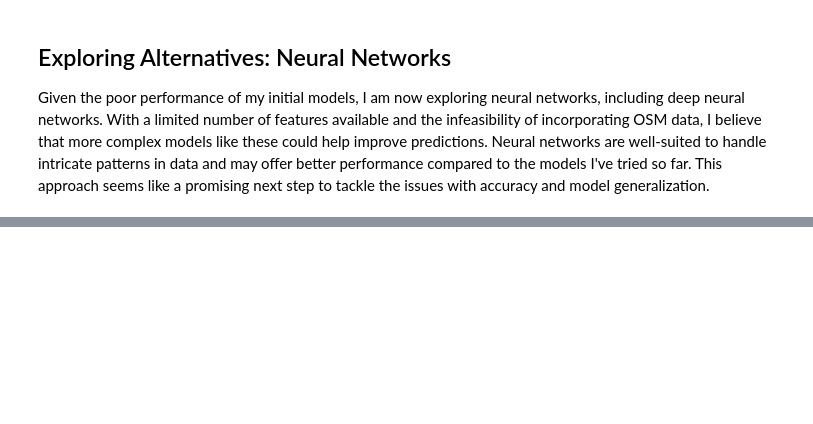
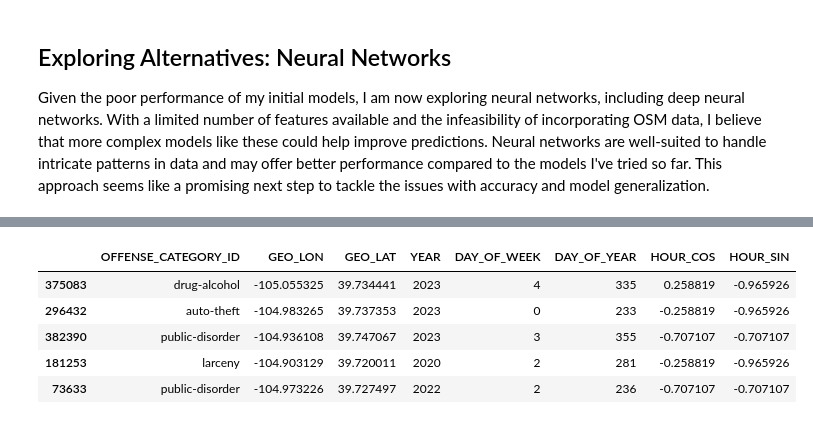
Before and after one commit to kzaremski/denver-crime-heatmap, a Jupyter notebook: denver_crime_heatmap.ipynb, the cells around one changed output, grey strips where cells are left out. Drawn from its saved outputs; the diff is of its cells as text; code cells hidden in the pictures; blank space fills up the shorter version.

```diff
--- a/denver_crime_heatmap.ipynb
+++ b/denver_crime_heatmap.ipynb
@@ -810,0 +1378,23 @@ R2 Score: -0.0014
+# %%
+# Convert FIRST_OCCURRENCE_DATE to Pandas date time format
+df['FIRST_OCCURRENCE_DATE'] = pd.to_datetime(df['FIRST_OCCURRENCE_DATE'], format='%m/%d/%Y %I:%M:%S %p')
+
+# Extract date and time components
+df['YEAR'] = df['FIRST_OCCURRENCE_DATE'].dt.year
+df['DAY_OF_WEEK'] = df['FIRST_OCCURRENCE_DATE'].dt.dayofweek  # 0 = Monday, 6 = Sunday
+df['DAY_OF_YEAR'] = df['FIRST_OCCURRENCE_DATE'].dt.dayofyear
+df['HOUR_COS'] = np.cos(2 * np.pi * df['FIRST_OCCURRENCE_DATE'].dt.hour / 24) # Learned that some models interpret hour 0 and
+df['HOUR_SIN'] = np.sin(2 * np.pi * df['FIRST_OCCURRENCE_DATE'].dt.hour / 24) #   hour 23 as far apart even though they are together. Sin/Cos make continuous.
+
+# Finally, dropping the FIRST_OCCURRENCE_DATE column
+df.drop(columns=['FIRST_OCCURRENCE_DATE'], inplace=True)
+
+# Displaying a random sample of the data to confirm what it looks like
+display(df.sample(n=5))
+# %% [output]
+|  | OFFENSE_CATEGORY_ID | GEO_LON | GEO_LAT | YEAR | DAY_OF_WEEK | DAY_OF_YEAR | HOUR_COS | HOUR_SIN |
+| 375083 | drug-alcohol | -105.055325 | 39.734441 | 2023 | 4 | 335 | 0.258819 | -0.965926 |
+| 296432 | auto-theft | -104.983265 | 39.737353 | 2023 | 0 | 233 | -0.258819 | -0.965926 |
+| 382390 | public-disorder | -104.936108 | 39.747067 | 2023 | 3 | 355 | -0.707107 | -0.707107 |
+| 181253 | larceny | -104.903129 | 39.720011 | 2020 | 2 | 281 | -0.258819 | -0.965926 |
+| 73633 | public-disorder | -104.973226 | 39.727497 | 2022 | 2 | 236 | -0.707107 | -0.707107 |
```
Also changed, not shown: parts of 35 cells of this notebook, 21 other files.
